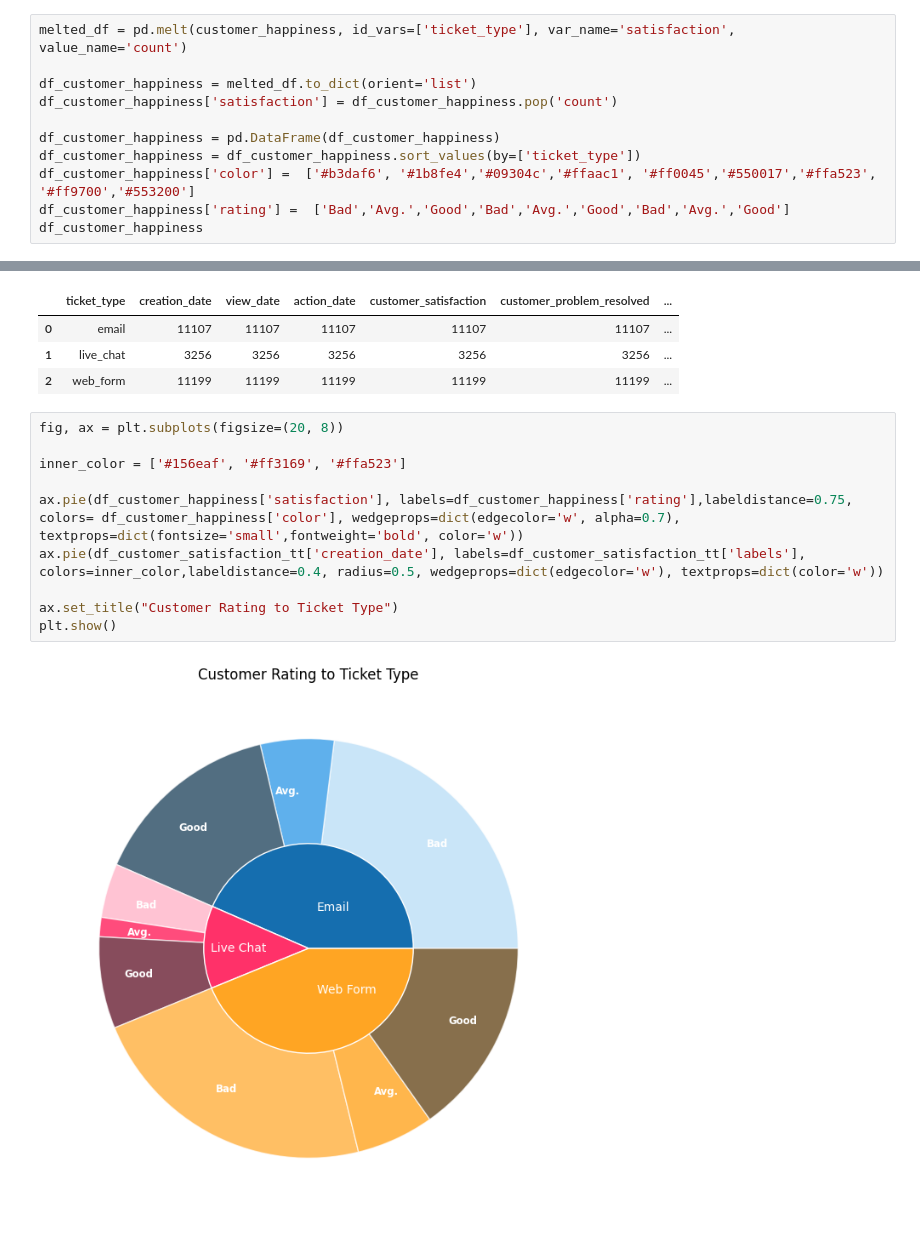
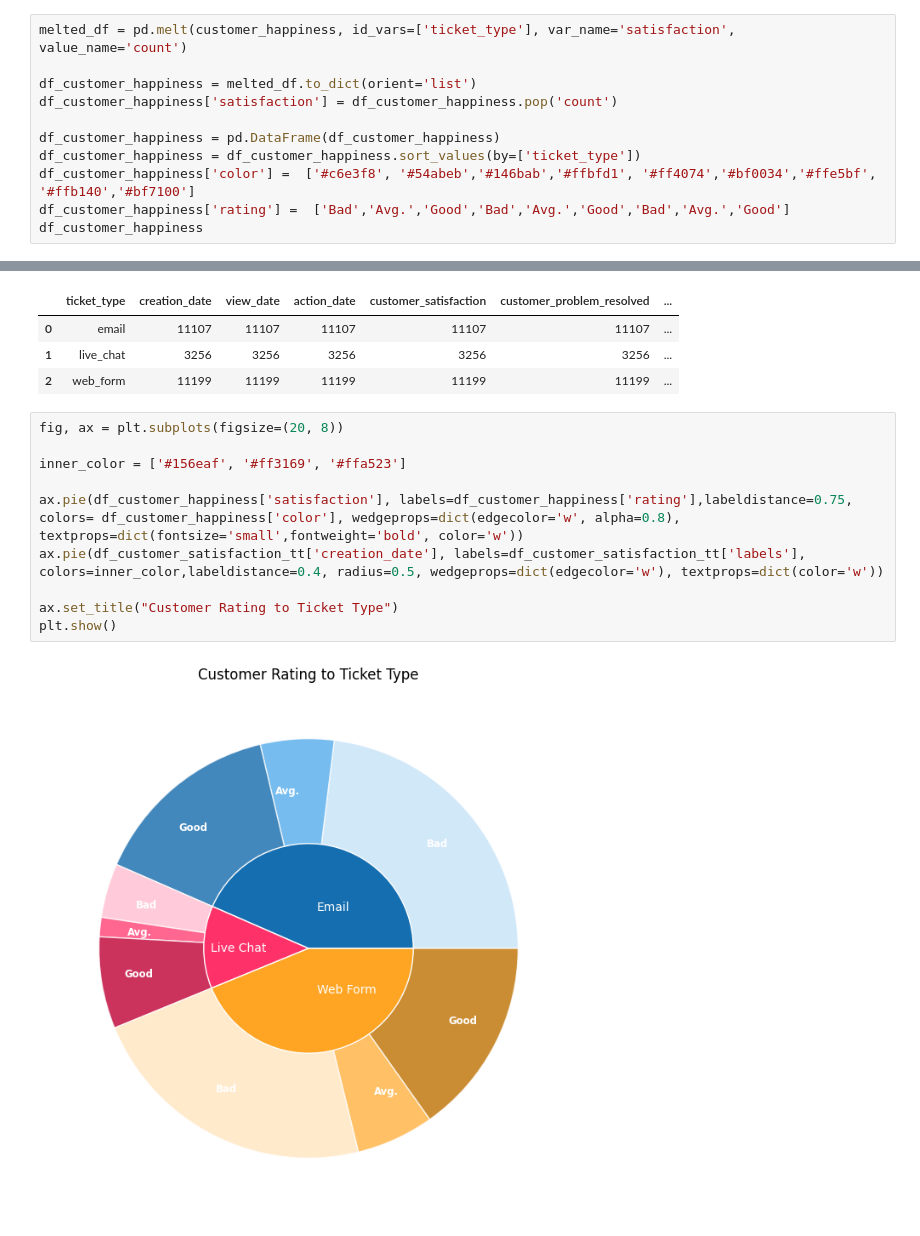
Before and after one commit to hiimani28/DVproject1, a Jupyter notebook: eda.ipynb, the cells around one changed output, grey strips where cells are left out. Cells and saved outputs as stored; diff of their text form.

Commit message:
Color sunburn

```diff
--- a/eda.ipynb
+++ b/eda.ipynb
@@ -621,7 +621,7 @@ df_customer_happiness['satisfaction'] = df_customer_happiness.pop('count')
 
 df_customer_happiness = pd.DataFrame(df_customer_happiness)
 df_customer_happiness = df_customer_happiness.sort_values(by=['ticket_type'])
-df_customer_happiness['color'] =  ['#b3daf6', '#1b8fe4','#09304c','#ffaac1', '#ff0045','#550017','#ffa523', '#ff9700','#553200']
+df_customer_happiness['color'] =  ['#c6e3f8', '#54abeb','#146bab','#ffbfd1', '#ff4074','#bf0034','#ffe5bf', '#ffb140','#bf7100']
 df_customer_happiness['rating'] =  ['Bad','Avg.','Good','Bad','Avg.','Good','Bad','Avg.','Good']
 df_customer_happiness
 # %% [output]
@@ -647,12 +647,12 @@ df_customer_satisfaction_tt
 # %%
 fig, ax = plt.subplots(figsize=(20, 8))
 
 inner_color = ['#156eaf', '#ff3169', '#ffa523']
 
-ax.pie(df_customer_happiness['satisfaction'], labels=df_customer_happiness['rating'],labeldistance=0.75, colors= df_customer_happiness['color'], wedgeprops=dict(edgecolor='w', alpha=0.7), textprops=dict(fontsize='small',fontweight='bold', color='w'))
+ax.pie(df_customer_happiness['satisfaction'], labels=df_customer_happiness['rating'],labeldistance=0.75, colors= df_customer_happiness['color'], wedgeprops=dict(edgecolor='w', alpha=0.8), textprops=dict(fontsize='small',fontweight='bold', color='w'))
 ax.pie(df_customer_satisfaction_tt['creation_date'], labels=df_customer_satisfaction_tt['labels'], colors=inner_color,labeldistance=0.4, radius=0.5, wedgeprops=dict(edgecolor='w'), textprops=dict(color='w'))
 
 ax.set_title("Customer Rating to Ticket Type")
 plt.show()
 # %% [output]
-[figure, old version]
+[figure, new version]
```
Also changed, not shown: parts of 3 cells of this notebook.
